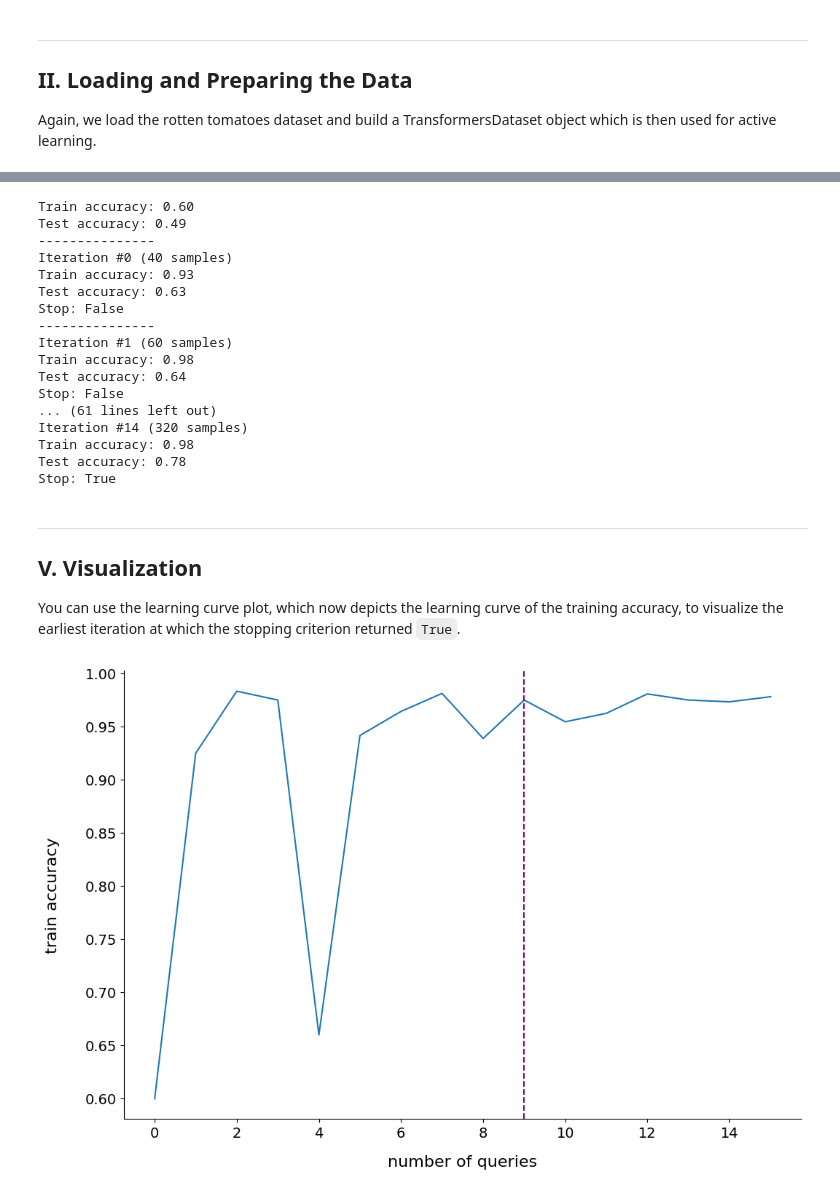
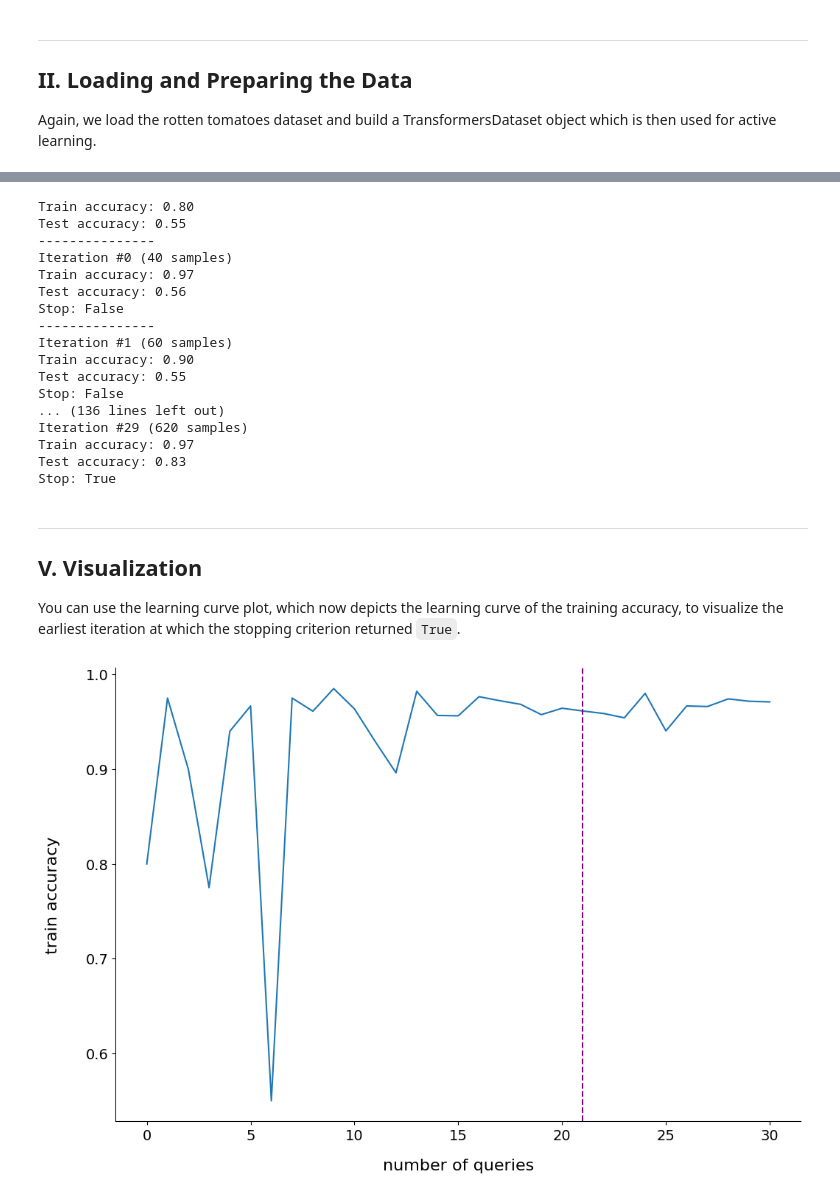
Before and after one commit to webis-de/small-text, a Jupyter notebook: examples/notebooks/02-active-learning-with-stopping-criteria.ipynb, the cells around one changed output, grey strips where cells are left out. Saved outputs shown, nothing was run; the diff lists cells and outputs as text; code cells hidden in the pictures.

Commit message:
Update notebook on stopping criteria
Signed-off-by: Christopher Schröder <chschroeder@users.noreply.github.com>

```diff
--- a/examples/notebooks/02-active-learning-with-stopping-criteria.ipynb
+++ b/examples/notebooks/02-active-learning-with-stopping-criteria.ipynb
@@ -133,10 +133,11 @@ def initialize_active_learner(active_learner, y_train):
 transformer_model = TransformerModelArguments(transformer_model_name)
 clf_factory = TransformerBasedClassificationFactory(transformer_model,
                                                     num_classes,
-                                                    kwargs=dict({'device': 'cuda',
-                                                                 'mini_batch_size': 32,
-                                                                 'class_weight': 'balanced'
-                                                                }))
+                                                    kwargs={
+                                                        'device': 'cuda',
+                                                        'mini_batch_size': 32,
+                                                        'class_weight': 'balanced'
+                                                    })
 query_strategy = PredictionEntropy()
 
 active_learner = PoolBasedActiveLearner(clf_factory, query_strategy, train)
@@ -155,8 +165,8 @@ from sklearn.metrics import accuracy_score
 from small_text import KappaAverage
 
 
-num_queries = 15
-stopping_criterion = KappaAverage(num_classes, kappa=0.9)
+num_queries = 30
+stopping_criterion = KappaAverage(num_classes, kappa=0.8)
 
 
 def evaluate(active_learner, train, test):
@@ -199,22 +209,22 @@ for i in range(num_queries):
     print(f'Stop: {stopping_criterion_response}')
     stopping_history.append(stopping_criterion_response)
 # %% [output]
-Train accuracy: 0.60
-Test accuracy: 0.49
+Train accuracy: 0.80
+Test accuracy: 0.55
 ---------------
 Iteration #0 (40 samples)
-Train accuracy: 0.93
-Test accuracy: 0.63
+Train accuracy: 0.97
+Test accuracy: 0.56
 Stop: False
 ---------------
 Iteration #1 (60 samples)
-Train accuracy: 0.98
-Test accuracy: 0.64
+Train accuracy: 0.90
+Test accuracy: 0.55
 Stop: False
-... (61 lines left out)
-Iteration #14 (320 samples)
-Train accuracy: 0.98
-Test accuracy: 0.78
+... (136 lines left out)
+Iteration #29 (620 samples)
+Train accuracy: 0.97
+Test accuracy: 0.83
 Stop: True
 # %% [markdown]
 ----
@@ -226,20 +236,19 @@ You can use the learning curve plot, which now depicts the learning curve of the
 # %%
 %matplotlib inline
 import seaborn as sns
 import matplotlib.pyplot as plt
 
 fig = plt.figure(figsize=(12, 8))
 ax = plt.axes()
 
-data = np.vstack((np.arange(num_queries+1), np.array(results)))
-sns.lineplot(x=0, y=1, data=data)
+sns.lineplot(data=np.array(results))
 
 plt.xlabel('number of queries', labelpad=15)
 plt.ylabel('train accuracy', labelpad=25)
 
 earliest_stopping_response = np.amin([i for i, _ in enumerate(stopping_history) if stopping_history[i] is True])
 plt.axvline(x=earliest_stopping_response, ymin=0, ymax=1, color='purple', ls='--')
 
 sns.despine()
 # %% [output]
-[figure, old version]
+[figure, new version]
```
Also changed, not shown: parts of 5 cells of this notebook.
